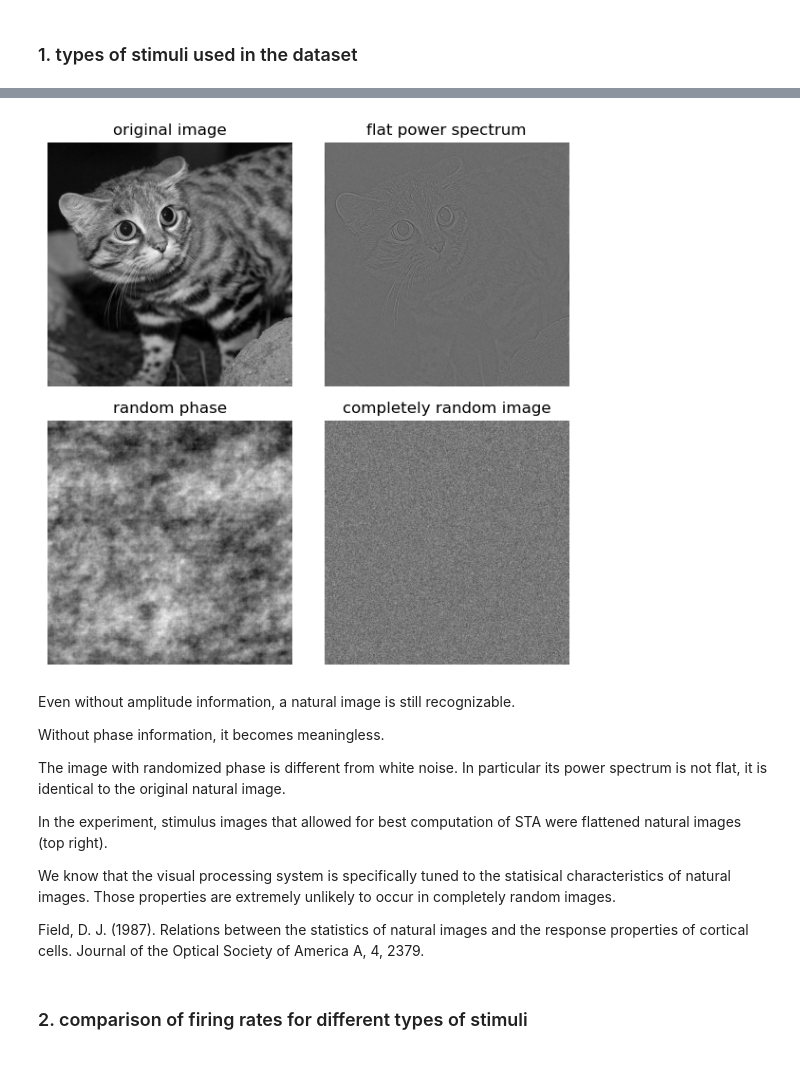
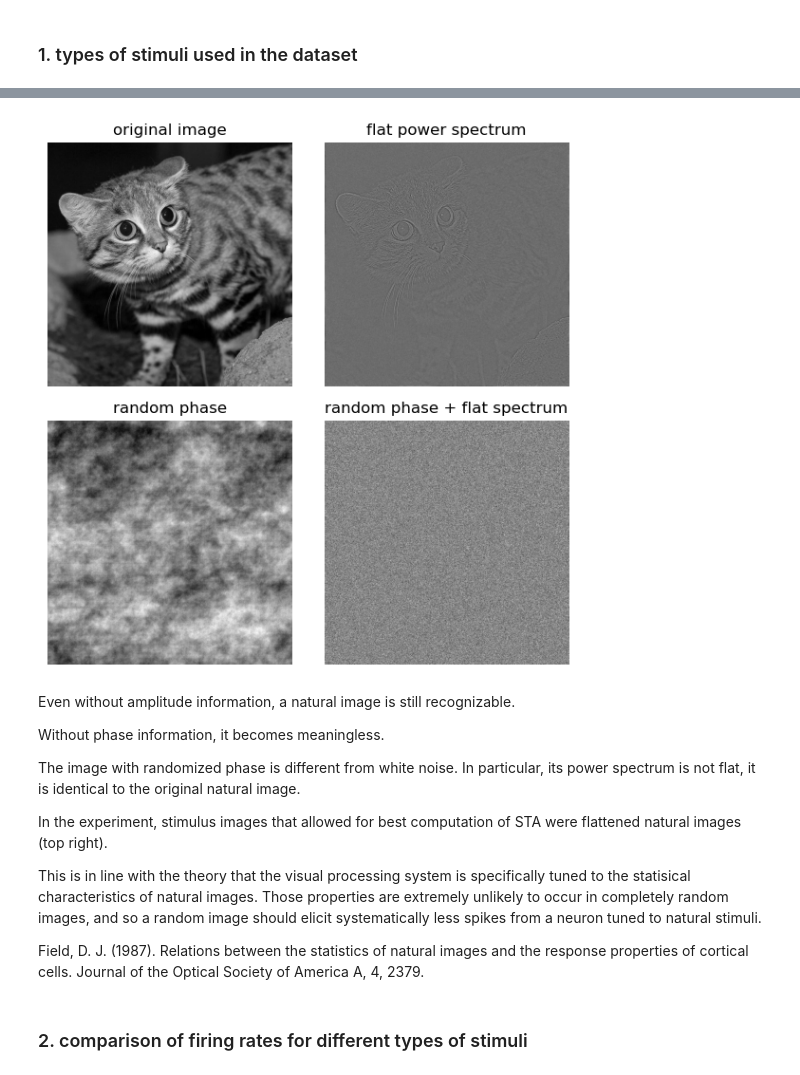
Before and after one commit to alessandrodipiano/neural_encoding, a Jupyter notebook: 2d_clean.ipynb, the cells around one changed output, grey strips where cells are left out. Drawn from its saved outputs; the diff is of its cells as text; code cells hidden in the pictures.

```diff
--- a/2d_clean.ipynb
+++ b/2d_clean.ipynb
@@ -54,33 +64,33 @@ def scramble_phase(image):
 # %%
 image = plt.imread("example_image.jpg")
 # transform to grayscale
 image = np.dot(image[...,:3], [0.2989, 0.5870, 0.1140])
 fig, ((ax1, ax2), (ax3, ax4)) = plt.subplots(2, 2, figsize=(6, 6))
 ax1.imshow(image, cmap="gray")
 ax1.set_title("original image")
 ax1.axis("off")
 ax2.imshow(flatten_power_spectrum(image), cmap="gray")
 ax2.set_title("flat power spectrum")
 ax2.axis("off")
 ax3.imshow(scramble_phase(image), cmap="gray")
 ax3.set_title("random phase")
 ax3.axis("off")
 ax4.imshow(flatten_power_spectrum(scramble_phase(image)), cmap="gray")
-ax4.set_title("completely random image")
+ax4.set_title("random phase + flat spectrum")
 ax4.axis("off")
 fig.tight_layout()
 # %% [output]
-[figure, old version]
+[figure, new version]
 # %% [markdown]
 Even without amplitude information, a natural image is still recognizable.
 
 Without phase  information, it becomes meaningless.
 
-The image with randomized phase is different from white noise. In particular its power spectrum is not flat, it is identical to the original natural image.
+The image with randomized phase is different from white noise. In particular, its power spectrum is not flat, it is identical to the original natural image.
 
 In the experiment, stimulus images that allowed for best computation of STA were flattened natural images (top right).
 
-We know that the visual processing system is specifically tuned to the statisical characteristics of natural images. Those properties are extremely unlikely to occur in completely random images.
+This is in line with the theory that the visual processing system is specifically tuned to the statisical characteristics of natural images. Those properties are extremely unlikely to occur in completely random images, and so a random image should elicit systematically less spikes from a neuron tuned to natural stimuli.
 
 Field, D. J. (1987). Relations between the statistics of natural images and the response properties of cortical cells. Journal of the Optical Society of America A, 4, 2379.
 # %% [markdown]
```
Also changed, not shown: parts of 25 cells of this notebook.
